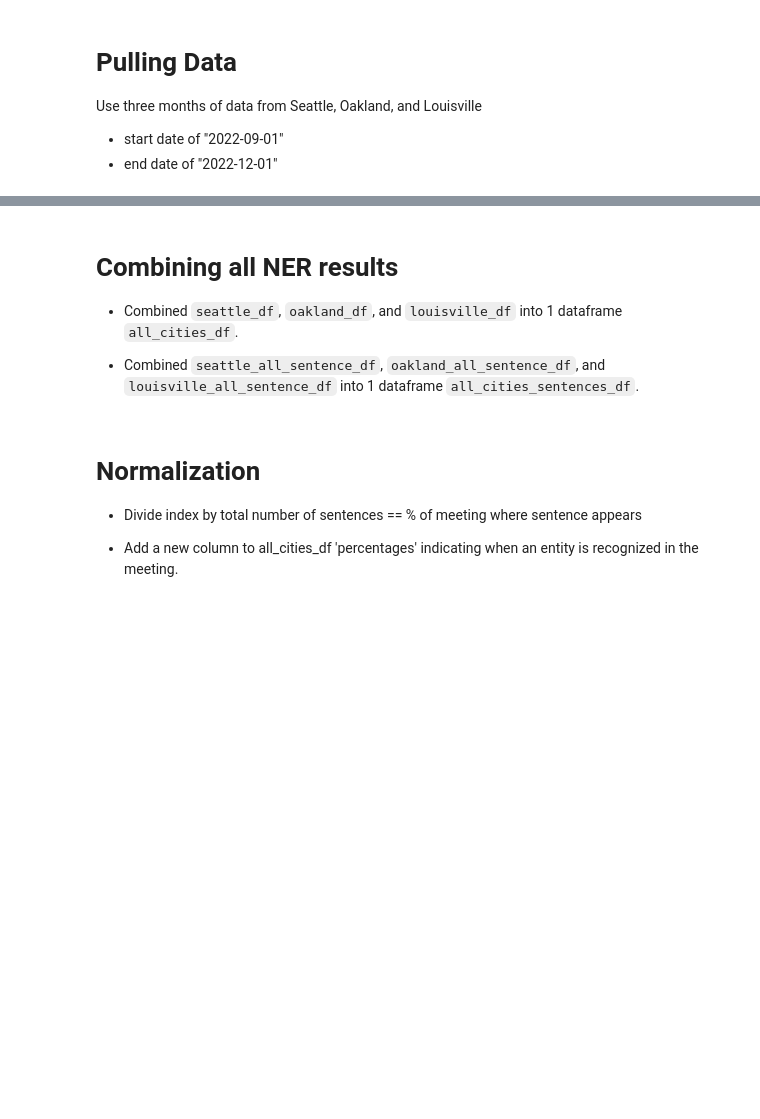
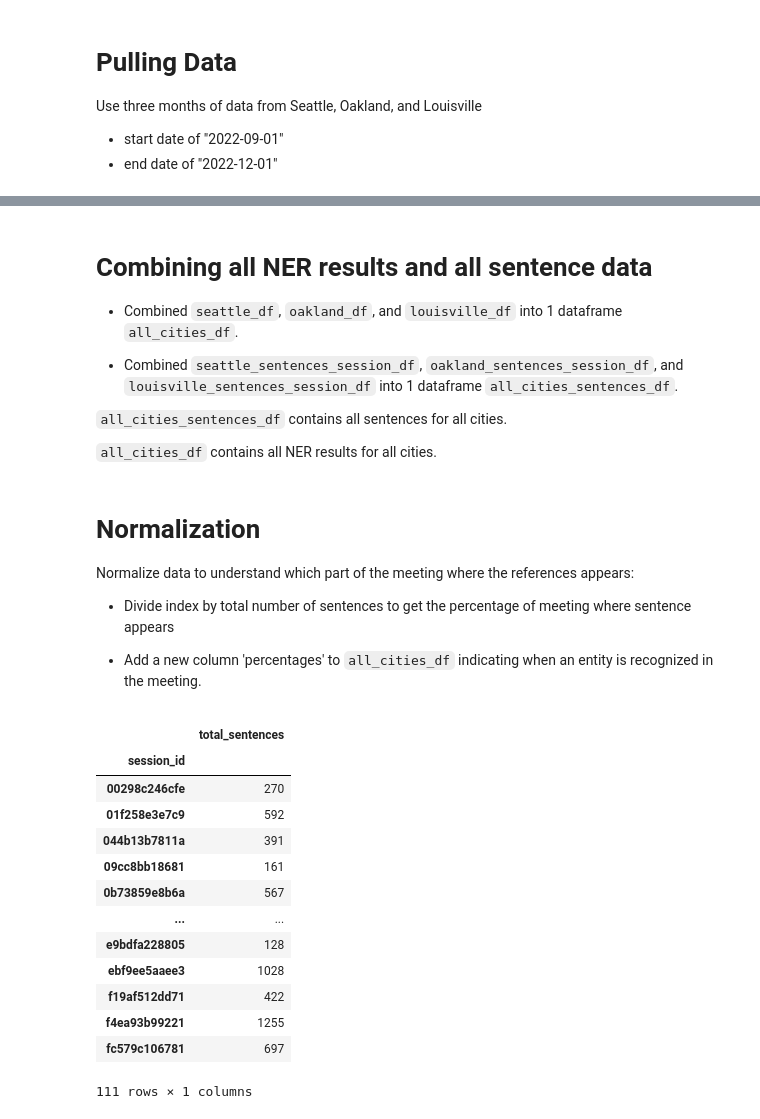
Before and after one commit to PugetSoundClinic-PIT/sig-cdp, a Jupyter notebook: week-5/combined_question1.ipynb, the cells around one changed output, grey strips where cells are left out. Drawn from its saved outputs; the diff is of its cells as text; code cells hidden in the pictures; blank space fills up the shorter version.

Commit message:
combined file

```diff
--- a/week-5/combined_question1.ipynb
+++ b/week-5/combined_question1.ipynb
@@ -127,6 +116,34 @@ louisville_all_sentence_df = pd.concat(louisville_sentences_dfs).reset_index()
+# %%
+louisville_rows = []
+louisville_sentences_session_df = {}
+
+for i, session in louisville_transcripts_sep_2022_to_dec_2022.iterrows():
+
+    louisville_sentences_df = pd.read_csv(session.transcript_as_csv_path)
+    # drop rows if text column is empty
+    louisville_sentences_df = louisville_sentences_df.dropna(subset=["text"]).reset_index()
+
+    # to keep session_id information associated with each sentence,
+    # create another dataframe with session_id column
+    louisville_sentences_session_df[session.transcript_as_csv_path] = louisville_sentences_df.assign(session_id = session.id)
+
+    for t in louisville_sentences_df.index:
+        doc = nlp_spacy(louisville_sentences_df.text[t])
+        for ent in doc.ents:
+            if ent.label_ in ners:
+                louisville_rows.append([session.id, t, ent.label_, ent.text, 'Louisville'])
+
+
+louisville_df = pd.DataFrame(louisville_rows, columns=["session_id", "sentence_index", "named_entity_type",
+                                                       "entity", "city"])
 # %% [markdown]
-# Combining all NER results
+# Combining all NER results and all sentence data
 
 - Combined `seattle_df`, `oakland_df`, and `louisville_df` into 1 dataframe `all_cities_df`.
 
-- Combined `seattle_all_sentence_df`, `oakland_all_sentence_df`, and `louisville_all_sentence_df` into 1 dataframe `all_cities_sentences_df`.
+- Combined `seattle_sentences_session_df`, `oakland_sentences_session_df`, and `louisville_sentences_session_df` into 1 dataframe `all_cities_sentences_df`.
+
+
+`all_cities_sentences_df` contains all sentences for all cities.
+
+`all_cities_df` contains all NER results for all cities.
@@ -139,6 +160,29 @@ all_cities_sentences_df = pd.concat([seattle_all_sentence_df,
 # %% [markdown]
 # Normalization
 
-- Divide index by total number of sentences == % of meeting where sentence appears
+Normalize data to understand which part of the meeting where the references appears:
 
-- Add a new column to all_cities_df 'percentages' indicating when an entity is recognized in the meeting.
+- Divide index by total number of sentences to get the percentage of meeting where sentence appears
+
+- Add a new column 'percentages' to `all_cities_df` indicating when an entity is recognized in the meeting.
+# %%
+# total_sentences_df stores the total_sentences for each session_id (for all cities)
+total_sentences_df = all_cities_sentences_df.groupby(['session_id'])['index'].count().to_frame()
+total_sentences_df = total_sentences_df.rename({"index": "total_sentences"}, axis=1)
+
+total_sentences_df
+# %% [output]
+|  | total_sentences |
+| session_id |  |
+| 00298c246cfe | 270 |
+| 01f258e3e7c9 | 592 |
+| 044b13b7811a | 391 |
+| 09cc8bb18681 | 161 |
+| 0b73859e8b6a | 567 |
+| ... | ... |
+| e9bdfa228805 | 128 |
+| ebf9ee5aaee3 | 1028 |
+| f19af512dd71 | 422 |
+| f4ea93b99221 | 1255 |
+| fc579c106781 | 697 |
+111 rows × 1 columns
```
Also changed, not shown: parts of 15 cells of this notebook.
